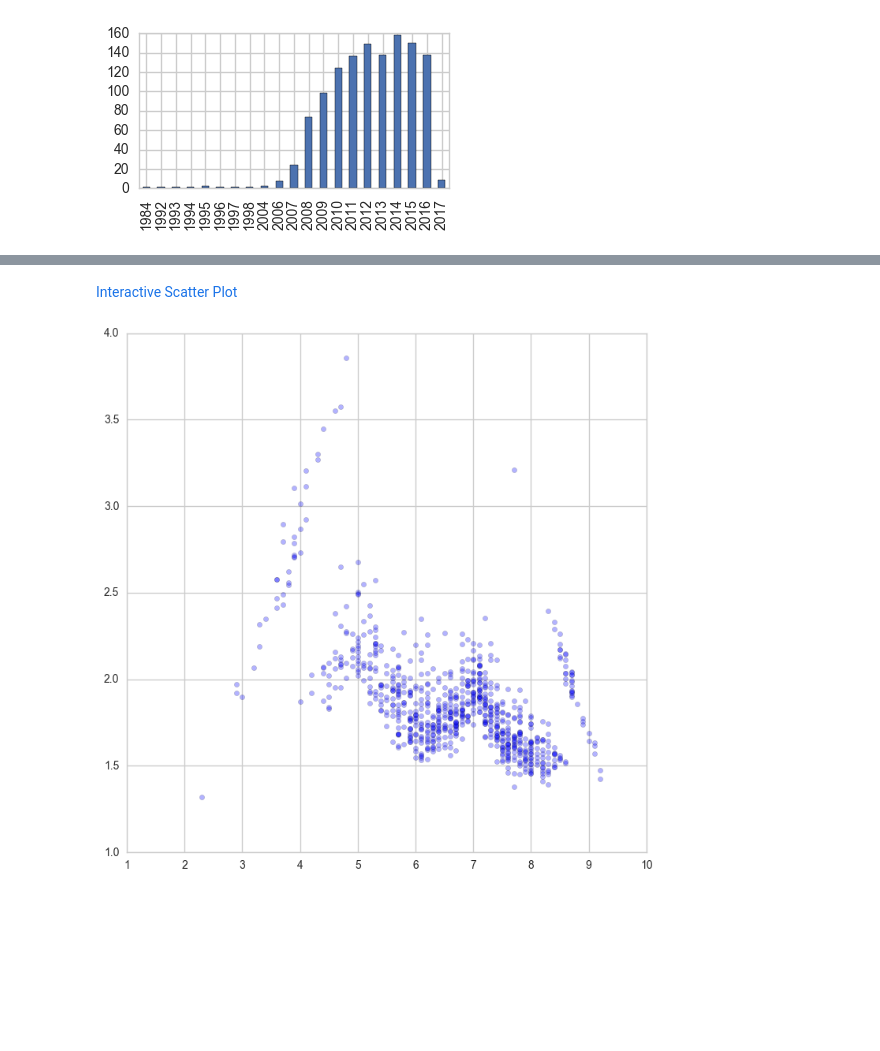
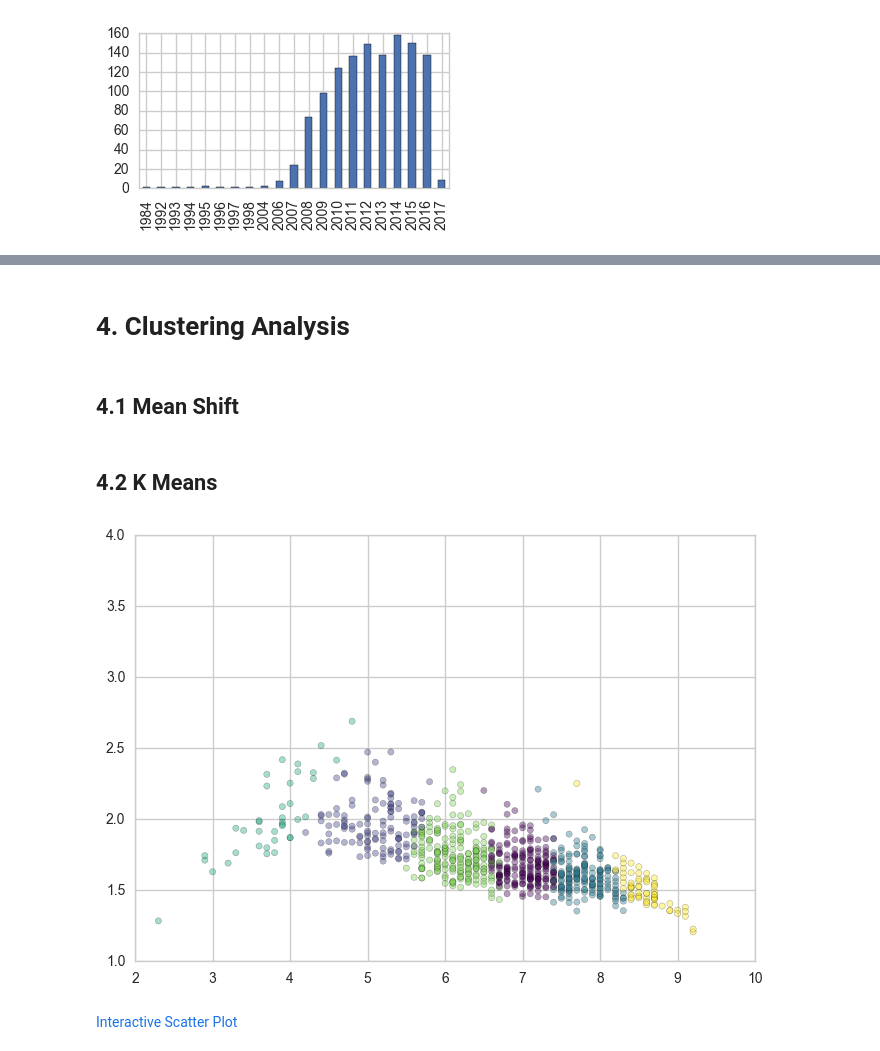
Before and after one commit to cqcn1991/movie-compare, a Jupyter notebook: movie2.ipynb, the cells around one changed output, grey strips where cells are left out. Drawn from its saved outputs; the diff is of its cells as text; code cells hidden in the pictures; blank space fills up the shorter version.

Commit message:
improve cluster analysis

```diff
--- a/movie2.ipynb
+++ b/movie2.ipynb
@@ -149,0 +177,8 @@ Interactive Scatter Plot
+# %% [markdown]
+# 4. Clustering Analysis
+# %%
+from sklearn.cluster import MeanShift, estimate_bandwidth
+
+X = df[['1_star','2_star','3_star','4_star','5_star']].as_matrix()
+# %% [markdown]
+## 4.1 Mean Shift
@@ -150,7 +197,17 @@ Interactive Scatter Plot
+# %% [markdown]
+## 4.2 K Means
+# %%
+from sklearn.cluster import KMeans
+n_clusters = 6
+kmeans_model = KMeans(n_clusters=n_clusters, random_state=1).fit(X)
+labels = kmeans_model.labels_
 # %%
+df['cluster'] = labels
 fig, ax = plt.subplots()
-scatter_plot = ax.scatter(df.db_rating, df['std2'], alpha=0.3)
-turn_scatter_into_interactive(fig, scatter_plot, df, 'popular_std2.html', show_ratings_num=False)
+scatter_plot = ax.scatter(df['db_rating'], df['std'], c=df['cluster'], alpha=0.4, cmap='viridis')
+ax.axis([2,10,1,4])
+plt.show()
+turn_scatter_into_interactive(fig, scatter_plot, df, 'clusters.html', show_ratings_num=False)
 # %% [output]
+[figure, new version]
 Interactive Scatter Plot
-[figure, old version]
```
Also changed, not shown: parts of 23 cells of this notebook, 7 other files.
